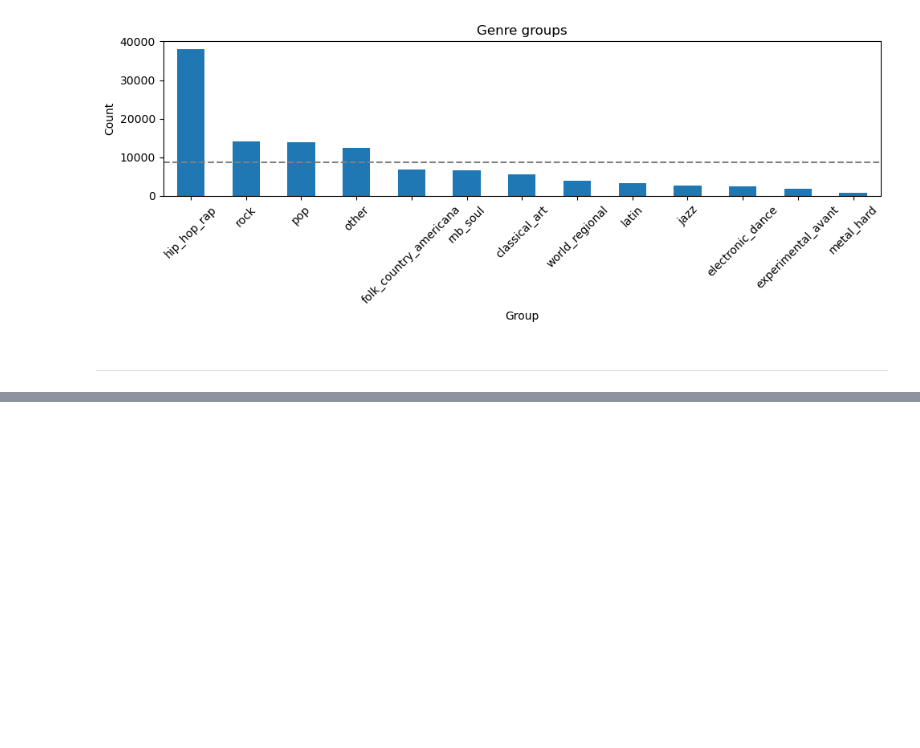
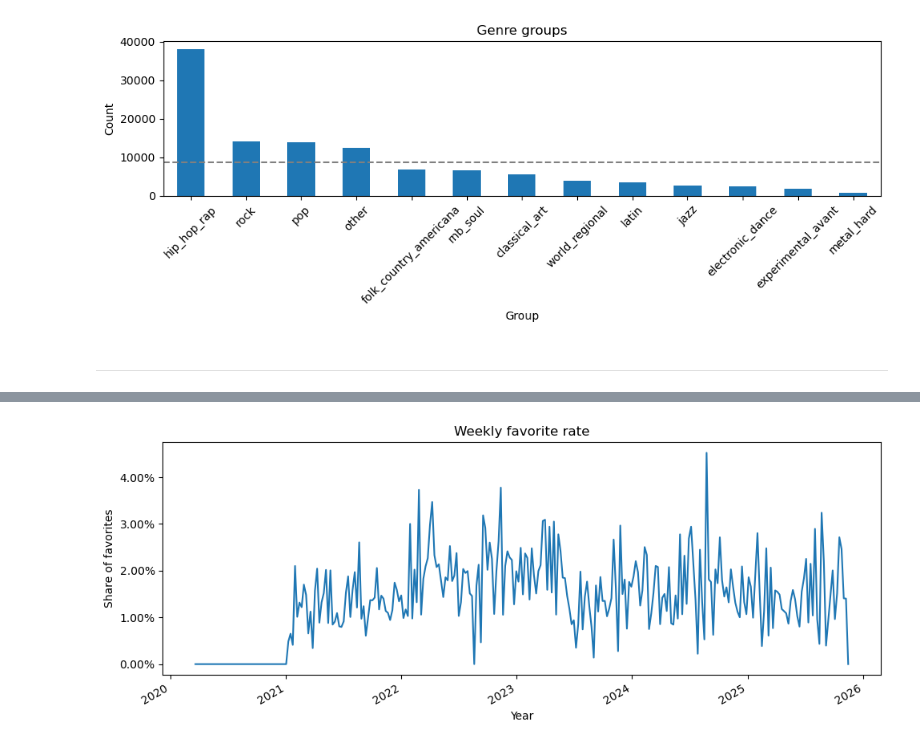
Before and after one commit to Tyainss/song-of-the-week, a Jupyter notebook: notebooks/00_eda.ipynb, the cells around one changed output, grey strips where cells are left out. Cells and saved outputs as stored; diff of their text form; code cells hidden in the pictures; blank space fills up the shorter version.

```diff
--- a/notebooks/00_eda.ipynb
+++ b/notebooks/00_eda.ipynb
@@ -401,0 +456,25 @@ Cleaning will happen outside of this notebook in {CLEAN_DATA_PATH - TO ADD}. We'
+# %%
+# Weekly favorite rate
+fav_week = (
+    df.groupby("week_saturday_utc")["is_week_favorite"]
+      .mean()
+      .rename("favorite_rate")
+      .reset_index()
+      .sort_values("week_saturday_utc")
+)
+fav_week["week_saturday_utc"] = pd.to_datetime(fav_week["week_saturday_utc"], utc=True, errors="coerce")
+
+fig, ax = plt.subplots(figsize=(10,4))
+ax.plot(fav_week["week_saturday_utc"], fav_week["favorite_rate"])
+ax.set_title("Weekly favorite rate")
+ax.set_xlabel("Year")
+ax.set_ylabel("Share of favorites")
+
+# y as percent
+ax.yaxis.set_major_formatter(mtick.PercentFormatter(1.0))
+
+fig.autofmt_xdate()
+plt.tight_layout()
+plt.show()
+# %% [output]
+[figure, added]
```
Also changed, not shown: parts of 25 cells of this notebook.
